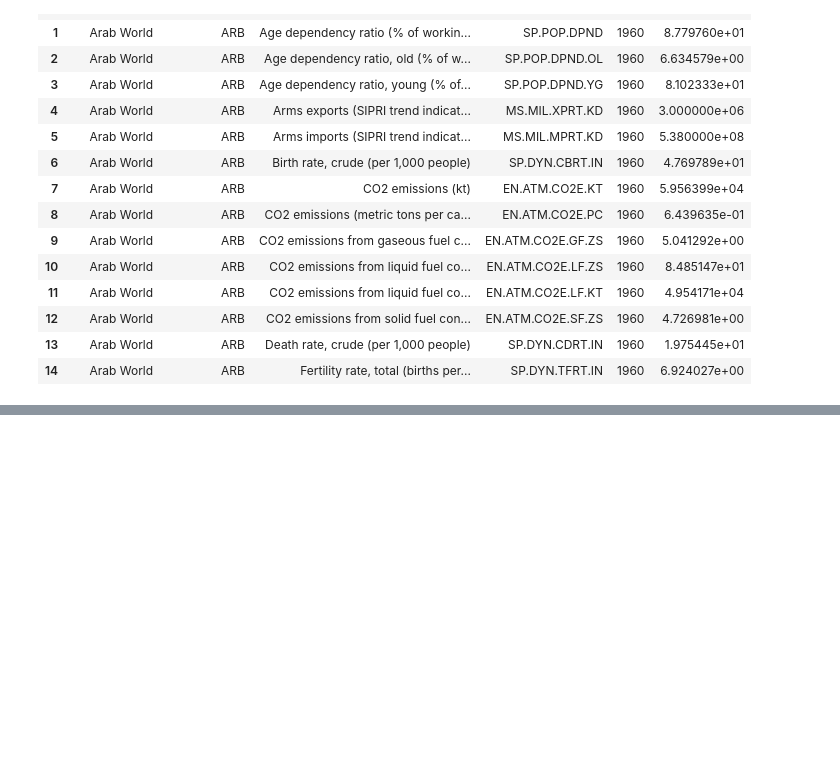
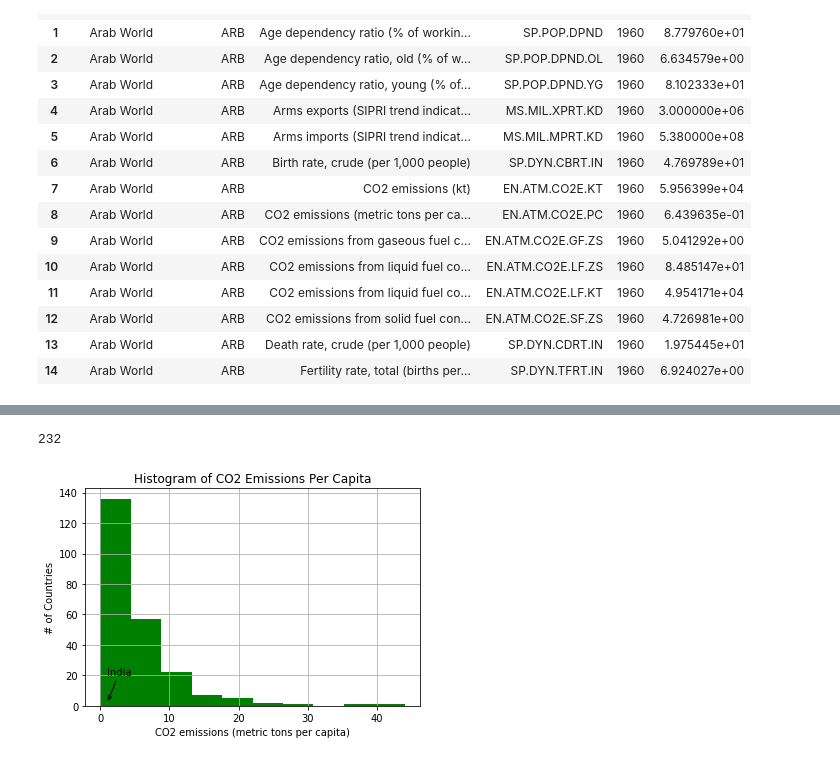
Before and after one commit to srujaan/Data-Science, a Jupyter notebook: week-5-Visualization/practice.ipynb, the cells around one changed output, grey strips where cells are left out. Cells and saved outputs as stored; diff of their text form; code cells hidden in the pictures; blank space fills up the shorter version.

```diff
--- a/week-5-Visualization/practice.ipynb
+++ b/week-5-Visualization/practice.ipynb
@@ -71,0 +91,9 @@ plt.show()
+# %%
+hist_indicator = 'CO2 emissions \(metric'
+hist_year = 2011
+
+m1 = read_file['IndicatorName'].str.contains(hist_indicator)
+m2 = read_file['Year'].isin([hist_year])
+
+co2 = read_file[m1 & m2]
+co2.head()
@@ -71,0 +107,31 @@ plt.show()
+# %%
+print(len(co2))
+# %% [output]
+232
+# %%
+# let's plot a histogram of the emmissions per capita by country
+
+# subplots returns a touple with the figure, axis attributes.
+fig, ax = plt.subplots()
+
+ax.annotate("India",
+            xy=(1, 2), xycoords='data',
+            xytext=(1, 20), textcoords='data',
+            arrowprops=dict(arrowstyle="->",
+                            connectionstyle="arc3"),
+            )
+
+
+
+plt.hist(co2['Value'], 10, normed=False, facecolor='green')
+
+plt.xlabel(display['IndicatorName'].iloc[0])
+plt.ylabel('# of Countries')
+plt.title('Histogram of CO2 Emissions Per Capita')
+
+#plt.axis([10, 22, 0, 14])
+plt.grid(True)
+
+plt.show()
+# %% [output]
+[figure, added]
```
Also changed, not shown: parts of 8 cells of this notebook.
